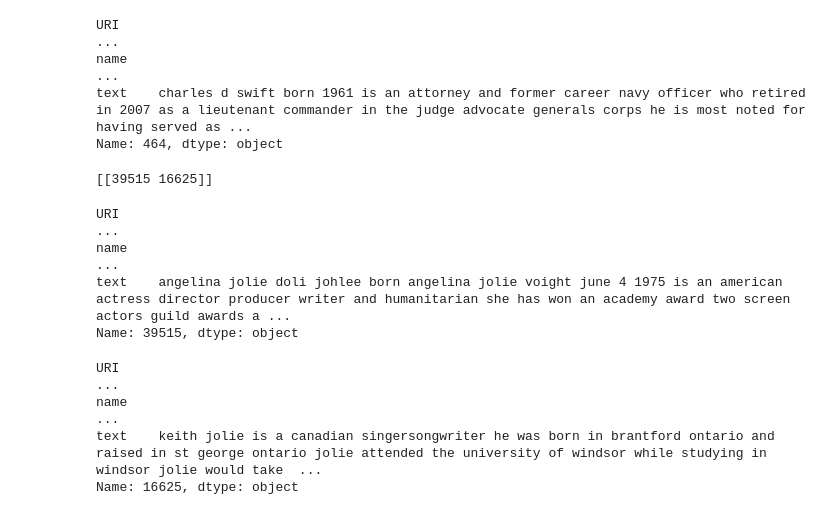
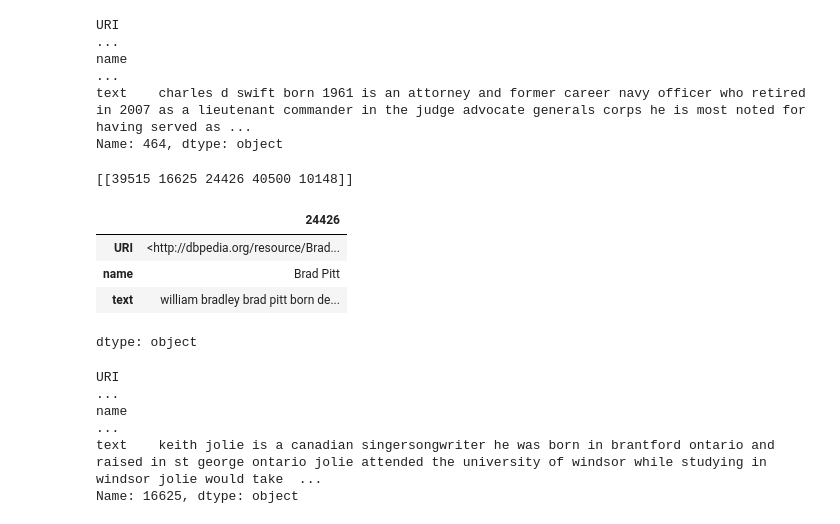
Before and after one commit to sameermahajan/MLWorkshop, a Jupyter notebook: 3. Clustering/People Wikipedia.ipynb, the cells around one changed output. Saved outputs shown, nothing was run; the diff lists cells and outputs as text; code cells hidden in the pictures.

```diff
--- a/3. Clustering/People Wikipedia.ipynb
+++ b/3. Clustering/People Wikipedia.ipynb
@@ -120,16 +119,17 @@ jolie = people[people['name'] == 'Angelina Jolie']
 jolie_word_counts = count_vectorizer.transform(['Angelina Jolie'])
 jolie_tfidf = tfidf_transformer.transform(jolie_word_counts)
 res = neigh.kneighbors(jolie_tfidf, return_distance=False)
-print res
+print (res)
 # %% [output]
-[[39515 16625]]
+[[39515 16625 24426 40500 10148]]
 # %%
-people.iloc[39515]
+people.iloc[24426]
 # %% [output]
+|  | 24426 |
+| URI | <http://dbpedia.org/resource/Brad... |
+| name | Brad Pitt |
+| text | william bradley brad pitt born de... |
-URI                                                                                                                                                                                                      ...
-name                                                                                                                                                                                                     ...
-text    angelina jolie doli johlee born angelina jolie voight june 4 1975 is an american actress director producer writer and humanitarian she has won an academy award two screen actors guild awards a ...
-Name: 39515, dtype: object
+dtype: object
 # %%
 people.iloc[16625]
 # %% [output]
```
Also changed, not shown: parts of 4 cells of this notebook.
